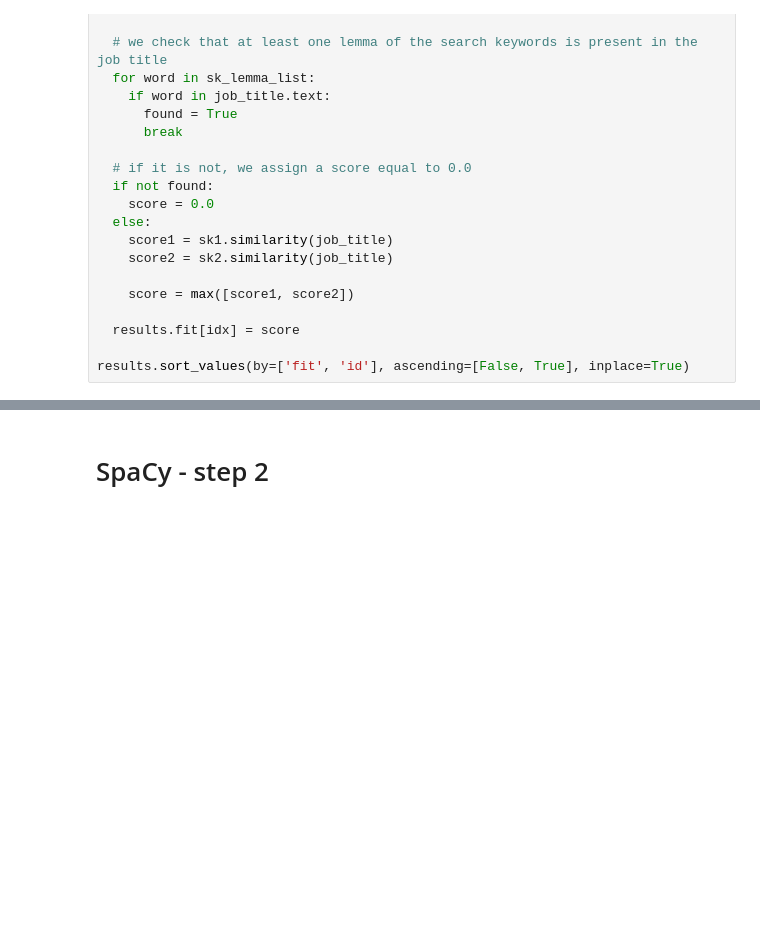
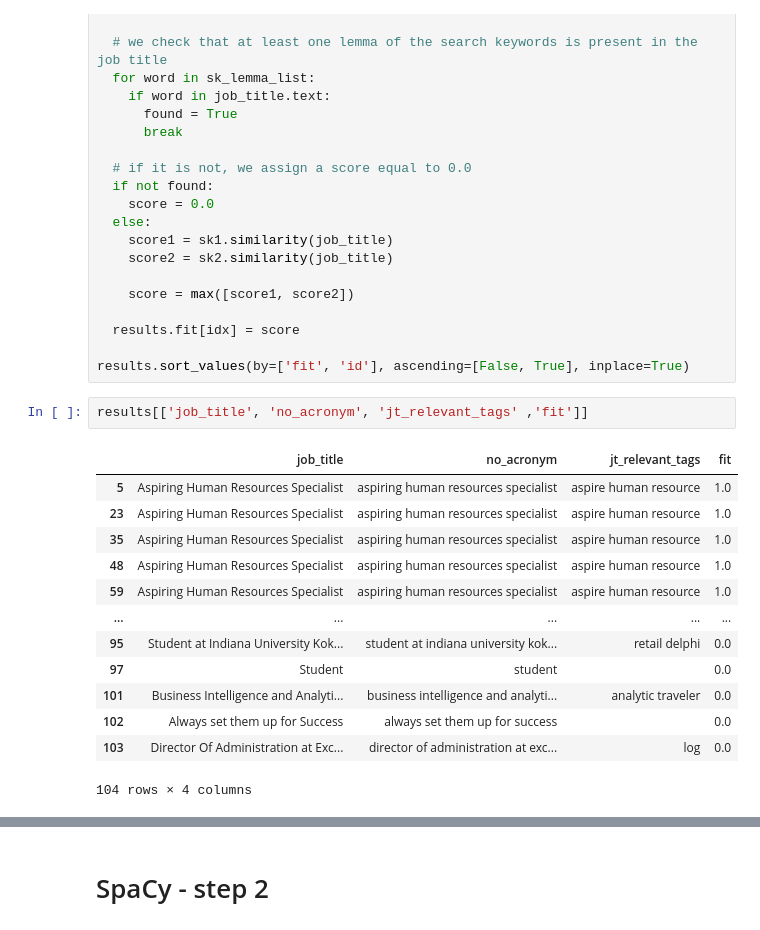
Before and after one commit to Ilvecho/Potential-Talent, a Jupyter notebook: P3_notebook.ipynb, the cells around one changed output, grey strips where cells are left out. Saved outputs shown, nothing was run; the diff lists cells and outputs as text; blank space fills up the shorter version.

```diff
--- a/P3_notebook.ipynb
+++ b/P3_notebook.ipynb
@@ -933,3 +947,19 @@ for idx, job_title in enumerate(docs):
   results.fit[idx] = score
 
 results.sort_values(by=['fit', 'id'], ascending=[False, True], inplace=True)
+# %%
+results[['job_title', 'no_acronym', 'jt_relevant_tags' ,'fit']]
+# %% [output]
+|  | job_title | no_acronym | jt_relevant_tags | fit |
+| 5 | Aspiring Human Resources Specialist | aspiring human resources specialist | aspire human resource | 1.0 |
+| 23 | Aspiring Human Resources Specialist | aspiring human resources specialist | aspire human resource | 1.0 |
+| 35 | Aspiring Human Resources Specialist | aspiring human resources specialist | aspire human resource | 1.0 |
+| 48 | Aspiring Human Resources Specialist | aspiring human resources specialist | aspire human resource | 1.0 |
+| 59 | Aspiring Human Resources Specialist | aspiring human resources specialist | aspire human resource | 1.0 |
+| ... | ... | ... | ... | ... |
+| 95 | Student at Indiana University Kok... | student at indiana university kok... | retail delphi | 0.0 |
+| 97 | Student | student |  | 0.0 |
+| 101 | Business Intelligence and Analyti... | business intelligence and analyti... | analytic traveler | 0.0 |
+| 102 | Always set them up for Success | always set them up for success |  | 0.0 |
+| 103 | Director Of Administration at Exc... | director of administration at exc... | log | 0.0 |
+104 rows × 4 columns
```
Also changed, not shown: parts of 23 cells of this notebook.
